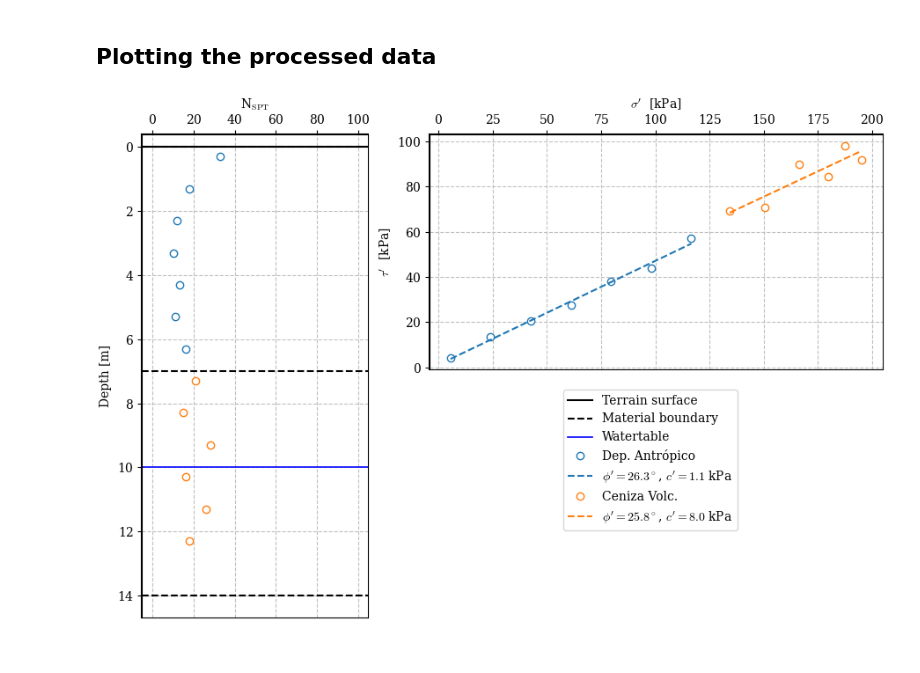
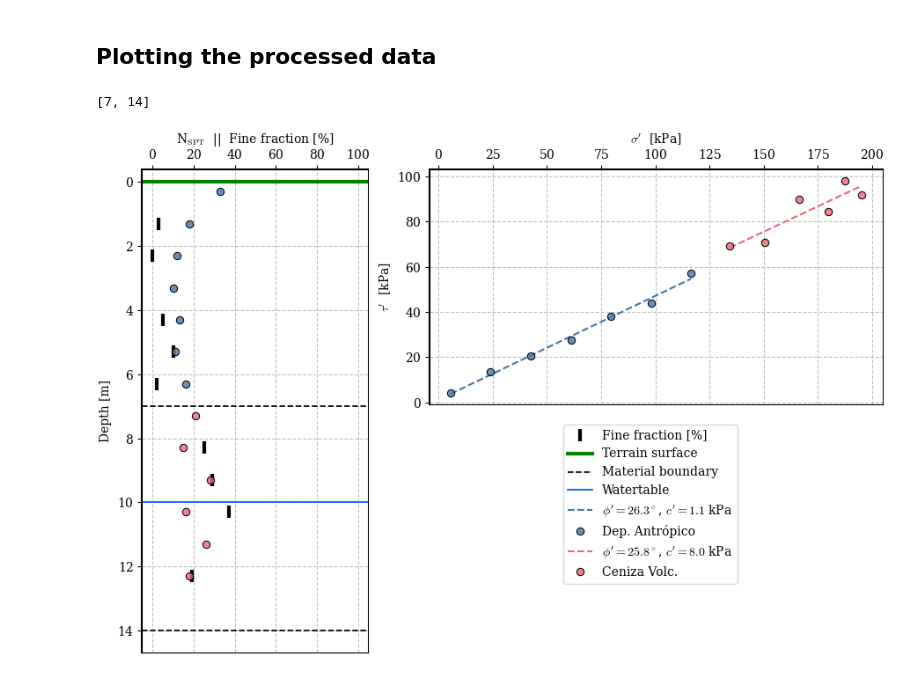
Before and after one commit to AppliedMechanics-EAFIT/slope_stability, a Jupyter notebook: notebooks/spt_processing.ipynb, the cells around one changed output. Drawn from its saved outputs; the diff is of its cells as text; code cells hidden in the pictures.

```diff
--- a/notebooks/spt_processing.ipynb
+++ b/notebooks/spt_processing.ipynb
@@ -192,33 +200,44 @@ def f(x, m, b):
 def f_b0(x, m):
     return m * x
 
-def plot_processing(df, mat_depths, wt_depth, figsize=[9, 6]):
+palette = mpl.colors.ListedColormap(['#4477AA', '#EE6677', '#228833', '#CCBB44', '#66CCEE', '#AA3377', '#BBBBBB'])
+
+def plot_processing(df, mat_depths, wt_depth, figsize=None):
+    if figsize is None:
+        figsize = [9, 6]
     fig, axs = plt.subplot_mosaic([['A', 'B', 'B'], ['A', '.', '.']],
                               layout='constrained', figsize=figsize)
+    # Set Dark2 as the default color cycle
+    # plt.style.use('seaborn-darkgrid')
+    plt.rcParams.update({'axes.prop_cycle': plt.cycler(color=palette.colors)})
+
+    # Plotting the fine fraction content
+    axs['A'].plot(df['Finos_(%)'], df['Profundidad_(m)'], ls="",
+                  marker="|", mfc="w", mec="k", ms=10, mew=3, label="Fine fraction [%]")
     for i, mat in enumerate(df['Material'].unique()):
         df_mat = df[df['Material'] == mat]
         # Plotting N values vs depth
-        axs['A'].plot(df_mat['N_campo'], df_mat['Profundidad_(m)'], ls="", marker="o",
-                      mfc="w", mec=f"C{i}")#, label=mat)
+        axs['A'].plot(df_mat['N_campo'], df_mat['Profundidad_(m)'], ls="", marker="o", ms=6,
+                      mfc=mpl.colors.to_rgba(f"C{i}", 0.8), mec=mpl.colors.to_rgba('k', 1), mew=.75)#, label=mat)
         # Plotting shear strength vs sigma_v
-        axs['B'].plot(df_mat['Sigma_eff_(kPa)'], df_mat['𝜏_eq'], ls="", marker="o",
-                      mfc="w", mec=f"C{i}", label=mat)
         m, b = curve_fit(f, df_mat['Sigma_eff_(kPa)'], df_mat['𝜏_eq'])[0]
         if b < 0:
             m, b = curve_fit(f_b0, df_mat['Sigma_eff_(kPa)'], df_mat['𝜏_eq'])[0][0], 0.0
         phi = np.rad2deg(m)
         axs['B'].plot(df_mat['Sigma_eff_(kPa)'], m * df_mat['Sigma_eff_(kPa)'] + b,
                       ls='--', c=f"C{i}", label=f"$\\phi'={phi:.1f}^\\circ$, $c'={b:.1f}$ kPa")
+        axs['B'].plot(df_mat['Sigma_eff_(kPa)'], df_mat['𝜏_eq'], ls="", marker="o", ms=6,
+                      mfc=mpl.colors.to_rgba(f"C{i}", 0.8), mec=mpl.colors.to_rgba('k', 1), mew=.75, label=mat)
 
     for d in mat_depths:
-        axs['A'].axhline(d, color="k", ls="--", lw=1.5)
-    axs['A'].axhline(0, color="k", ls="-", lw=1.5, label="Terrain surface")
-    axs['A'].axhline(0, color="k", ls="--", lw=1.5, label="Material boundary")
-    axs['A'].axhline(y=wt_depth, ls="-", color="b", lw=1.2, label="Watertable")
+        axs['A'].axhline(d, color="k", ls="--", lw=1.25)
+    axs['A'].axhline(0, color="g", ls="-", lw=3.0, label="Terrain surface")
+    axs['A'].axhline(np.nan, color="k", ls="--", lw=1.25, label="Material boundary")
+    axs['A'].axhline(y=wt_depth, ls="-", color="XKCD:electric blue", lw=1.25, label="Watertable")
 
     # Plot setup
     axs['A'].invert_yaxis()
-    axs['A'].set(xlabel="N$_\\mathrm{SPT}$", ylabel="Depth [m]", xlim=[-5, 105])
+    axs['A'].set(xlabel="N$_\\mathrm{SPT}$  ||  Fine fraction [%]", ylabel="Depth [m]", xlim=[-5, 105])
     axs['B'].set(xlabel="$\\sigma'$  [kPa]", ylabel="$\\tau'$  [kPa]")
     for ax in axs.values():
         ax.xaxis.set_label_position("top")
@@ -226,9 +245,12 @@ def plot_processing(df, mat_depths, wt_depth, figsize=[9, 6]):
         ax.spines["top"].set_linewidth(1.5)
         ax.spines["left"].set_linewidth(1.5)
         ax.grid(True, ls="--", color="silver")
+    # axs['A'].legend(loc="upper right")
     fig.legend(loc='upper center', bbox_to_anchor=(0.7, 0.45), ncol=1)
-    display_fig(fig)
-    return fig
+    fig.canvas.header_visible = False
+    fig.canvas.toolbar_position = 'bottom'
+    plt.show()
+    return
 # %% [markdown]
 ## Ejemplo 1
 # %% [markdown]
@@ -290,6 +312,10 @@ df
 # %% [markdown]
 ## Plotting the processed data
+# %%
+mat_depths
+# %% [output]
+[7, 14]
 # %%
-fig = plot_processing(df, mat_depths, wt_depth)
+plot_processing(df, mat_depths, wt_depth)
 # %% [output]
-[figure, old version]
+[figure, new version]
```
Also changed, not shown: parts of 4 cells of this notebook.
